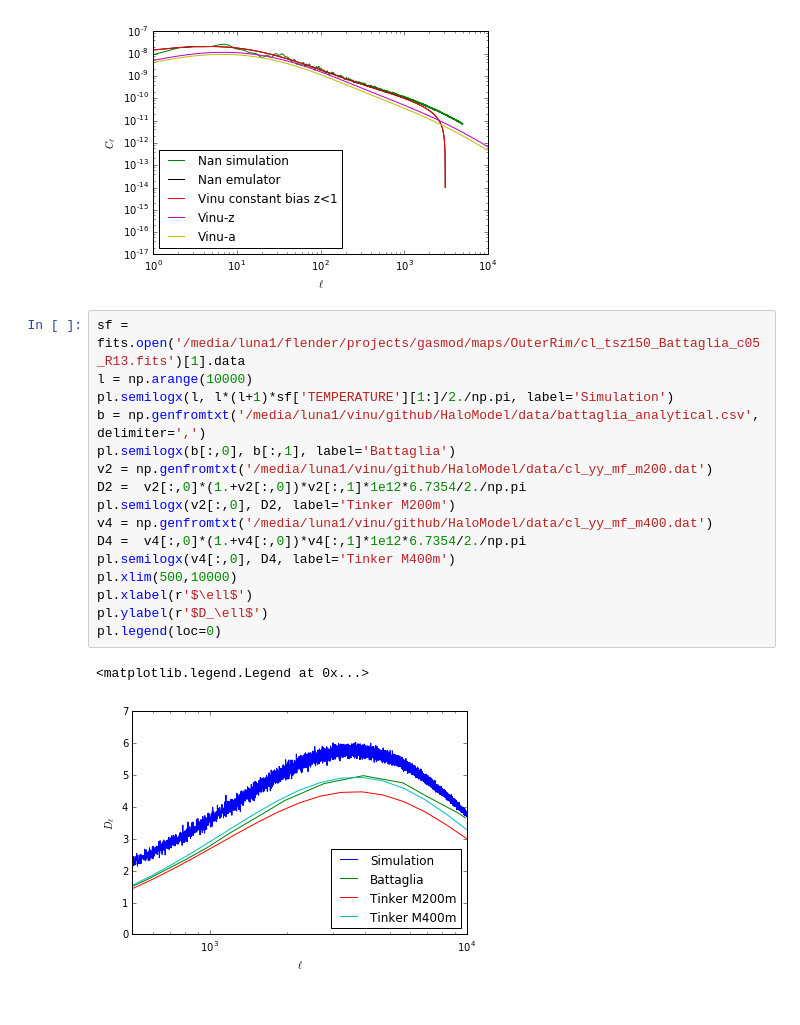
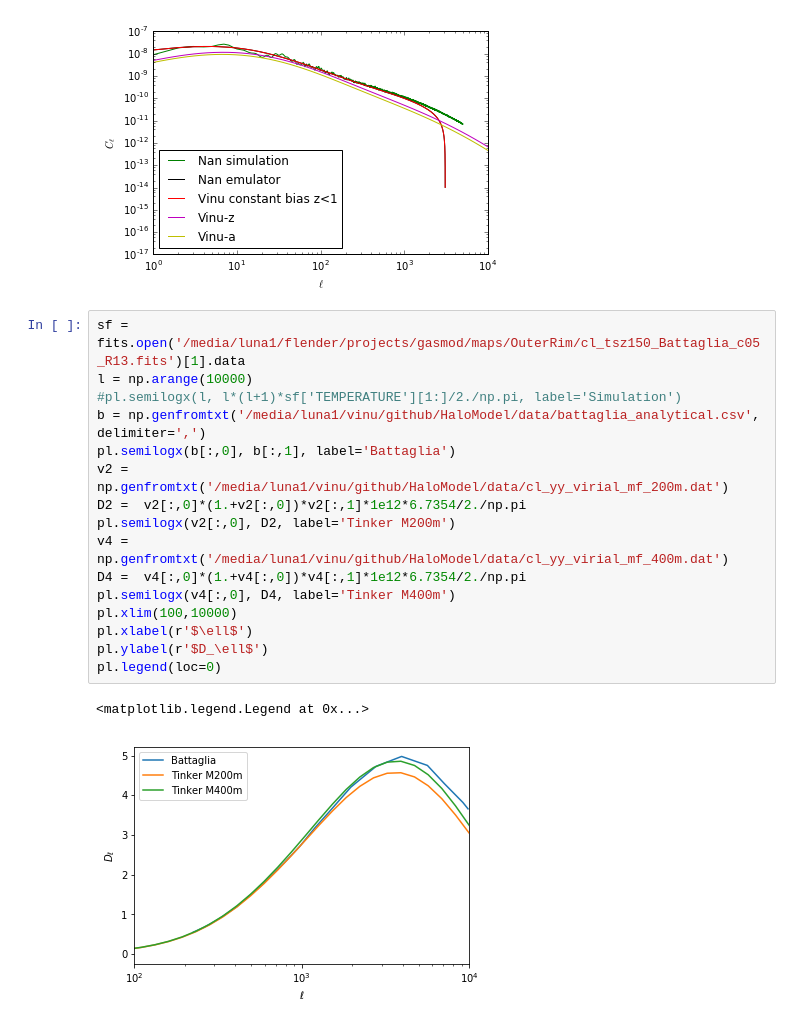
Before and after one commit to vvinuv/HaloModel, a Jupyter notebook: plotting_scripts/make_plots.ipynb, the cells around one changed output. Cells and saved outputs as stored; diff of their text form.

```diff
--- a/plotting_scripts/make_plots.ipynb
+++ b/plotting_scripts/make_plots.ipynb
@@ -44,22 +45,22 @@ pl.legend(loc=0)
 # %%
 sf = fits.open('/media/luna1/flender/projects/gasmod/maps/OuterRim/cl_tsz150_Battaglia_c05_R13.fits')[1].data
 l = np.arange(10000)
-pl.semilogx(l, l*(l+1)*sf['TEMPERATURE'][1:]/2./np.pi, label='Simulation')
+#pl.semilogx(l, l*(l+1)*sf['TEMPERATURE'][1:]/2./np.pi, label='Simulation')
 b = np.genfromtxt('/media/luna1/vinu/github/HaloModel/data/battaglia_analytical.csv', delimiter=',')
 pl.semilogx(b[:,0], b[:,1], label='Battaglia')
-v2 = np.genfromtxt('/media/luna1/vinu/github/HaloModel/data/cl_yy_mf_m200.dat')
+v2 = np.genfromtxt('/media/luna1/vinu/github/HaloModel/data/cl_yy_virial_mf_200m.dat')
 D2 =  v2[:,0]*(1.+v2[:,0])*v2[:,1]*1e12*6.7354/2./np.pi
 pl.semilogx(v2[:,0], D2, label='Tinker M200m')
-v4 = np.genfromtxt('/media/luna1/vinu/github/HaloModel/data/cl_yy_mf_m400.dat')
+v4 = np.genfromtxt('/media/luna1/vinu/github/HaloModel/data/cl_yy_virial_mf_400m.dat')
 D4 =  v4[:,0]*(1.+v4[:,0])*v4[:,1]*1e12*6.7354/2./np.pi
 pl.semilogx(v4[:,0], D4, label='Tinker M400m')
-pl.xlim(500,10000)
+pl.xlim(100,10000)
 pl.xlabel(r'$\ell$')
 pl.ylabel(r'$D_\ell$')
 pl.legend(loc=0)
 # %% [output]
 <matplotlib.legend.Legend at 0x...>
-[figure, old version]
+[figure, new version]
 # %%
 pl.semilogx(v4[:,0], D4/D2)
 pl.xlim(500,10000)
```
Also changed, not shown: parts of 5 cells of this notebook, 6 other files.
